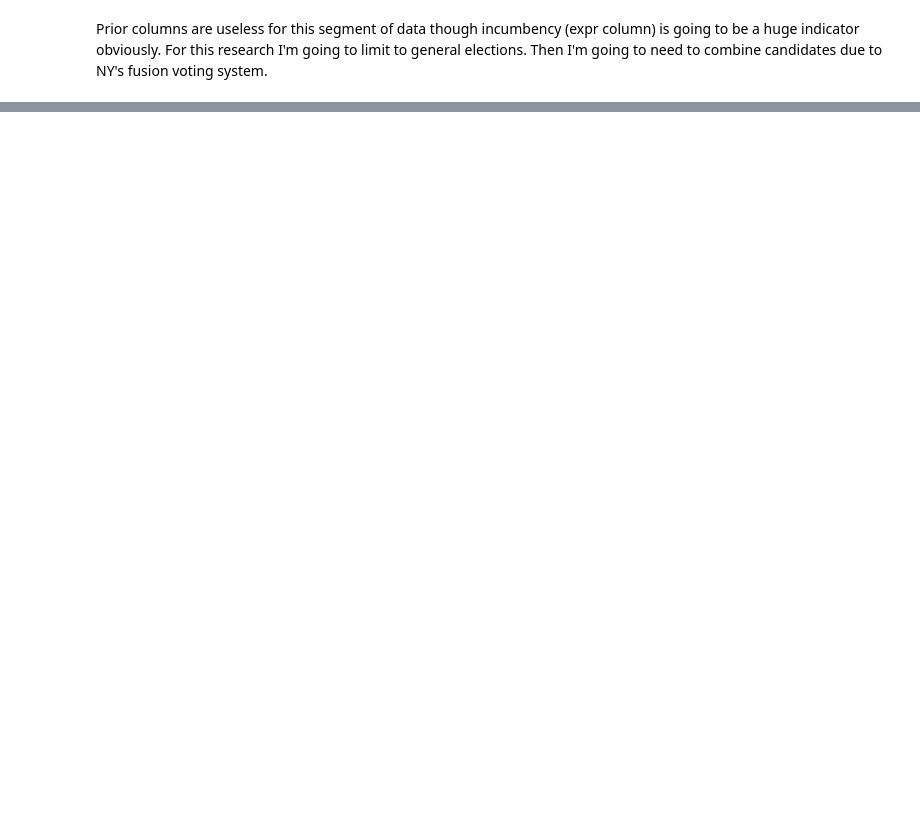
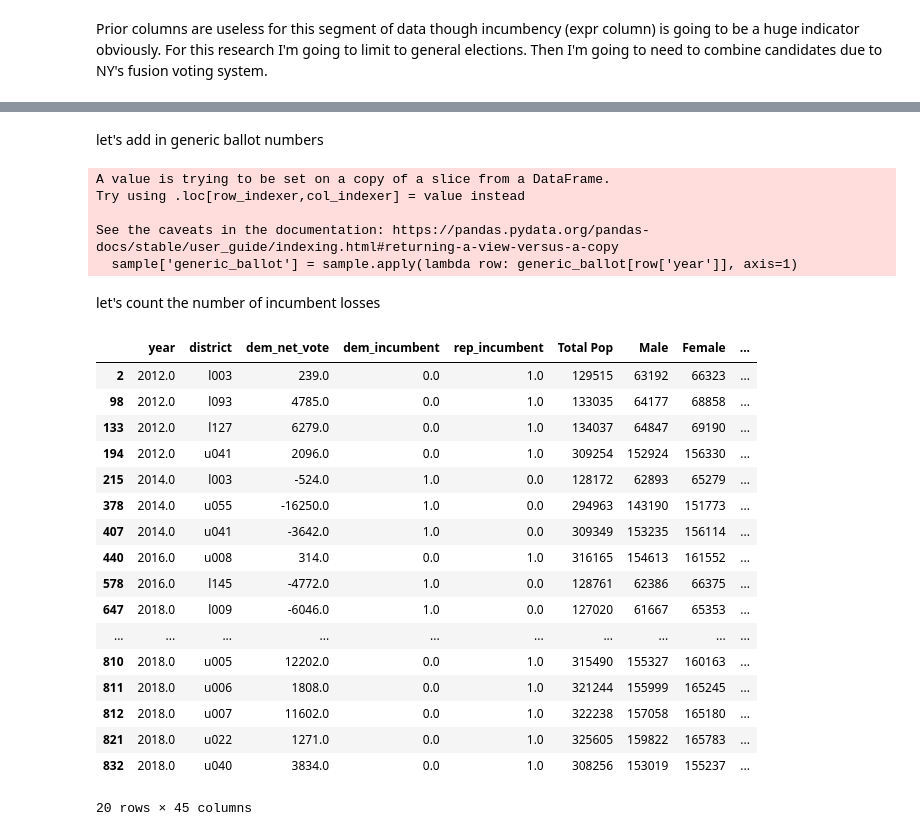
Before and after one commit to stone-ericm/State-Legislature-Election-Modeling, a Jupyter notebook: notebook.ipynb, the cells around one changed output, grey strips where cells are left out. Saved outputs shown, nothing was run; the diff lists cells and outputs as text; code cells hidden in the pictures; blank space fills up the shorter version.

```diff
--- a/notebook.ipynb
+++ b/notebook.ipynb
@@ -323,0 +731,6 @@ ny_election_data
+# %%
+sample = pd.merge(left = final_election_data,
+         right = census_data,
+        how = 'left',
+        on = ['district', 'year'])
+sample
@@ -323,0 +751,2 @@ ny_election_data
+# %%
+sample = sample.dropna(subset=['dem_net_vote'])
@@ -323,0 +769,41 @@ ny_election_data
+# %% [markdown]
+let's add in generic ballot numbers
+# %%
+generic_ballot = {2012: -0.2,
+                  2014: -2.4,
+                  2016: 0.6,
+                  2018: 7.3,
+                  2020: 6.8}
+# %%
+sample['generic_ballot'] = sample.apply(lambda row: generic_ballot[row['year']], axis=1)
+# %% [output]
+A value is trying to be set on a copy of a slice from a DataFrame.
+Try using .loc[row_indexer,col_indexer] = value instead
+
+See the caveats in the documentation: https://pandas.pydata.org/pandas-docs/stable/user_guide/indexing.html#returning-a-view-versus-a-copy
+  sample['generic_ballot'] = sample.apply(lambda row: generic_ballot[row['year']], axis=1)
+# %% [markdown]
+let's count the number of incumbent losses
+# %%
+flips = sample[((sample['dem_net_vote'] < 0) & (sample['dem_incumbent'] == True)) | ((sample['dem_net_vote'] > 0) & (sample['rep_incumbent'] == True))]
+
+flips
+# %% [output]
+|  | year | district | dem_net_vote | dem_incumbent | rep_incumbent | Total Pop | Male | Female | ... |
+| 2 | 2012.0 | l003 | 239.0 | 0.0 | 1.0 | 129515 | 63192 | 66323 | ... |
+| 98 | 2012.0 | l093 | 4785.0 | 0.0 | 1.0 | 133035 | 64177 | 68858 | ... |
+| 133 | 2012.0 | l127 | 6279.0 | 0.0 | 1.0 | 134037 | 64847 | 69190 | ... |
+| 194 | 2012.0 | u041 | 2096.0 | 0.0 | 1.0 | 309254 | 152924 | 156330 | ... |
+| 215 | 2014.0 | l003 | -524.0 | 1.0 | 0.0 | 128172 | 62893 | 65279 | ... |
+| 378 | 2014.0 | u055 | -16250.0 | 1.0 | 0.0 | 294963 | 143190 | 151773 | ... |
+| 407 | 2014.0 | u041 | -3642.0 | 1.0 | 0.0 | 309349 | 153235 | 156114 | ... |
+| 440 | 2016.0 | u008 | 314.0 | 0.0 | 1.0 | 316165 | 154613 | 161552 | ... |
+| 578 | 2016.0 | l145 | -4772.0 | 1.0 | 0.0 | 128761 | 62386 | 66375 | ... |
+| 647 | 2018.0 | l009 | -6046.0 | 1.0 | 0.0 | 127020 | 61667 | 65353 | ... |
+| ... | ... | ... | ... | ... | ... | ... | ... | ... | ... |
+| 810 | 2018.0 | u005 | 12202.0 | 0.0 | 1.0 | 315490 | 155327 | 160163 | ... |
+| 811 | 2018.0 | u006 | 1808.0 | 0.0 | 1.0 | 321244 | 155999 | 165245 | ... |
+| 812 | 2018.0 | u007 | 11602.0 | 0.0 | 1.0 | 322238 | 157058 | 165180 | ... |
+| 821 | 2018.0 | u022 | 1271.0 | 0.0 | 1.0 | 325605 | 159822 | 165783 | ... |
+| 832 | 2018.0 | u040 | 3834.0 | 0.0 | 1.0 | 308256 | 153019 | 155237 | ... |
+20 rows × 45 columns
```
Also changed, not shown: parts of 49 cells of this notebook.
